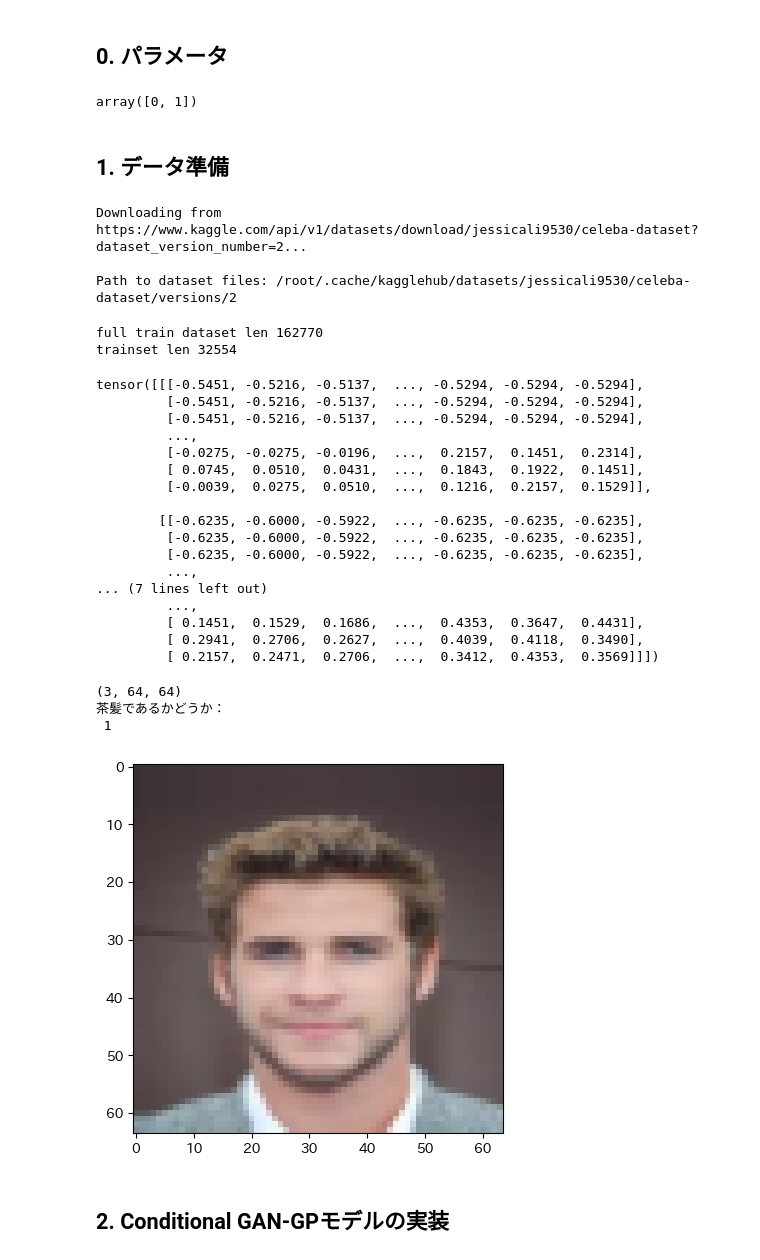
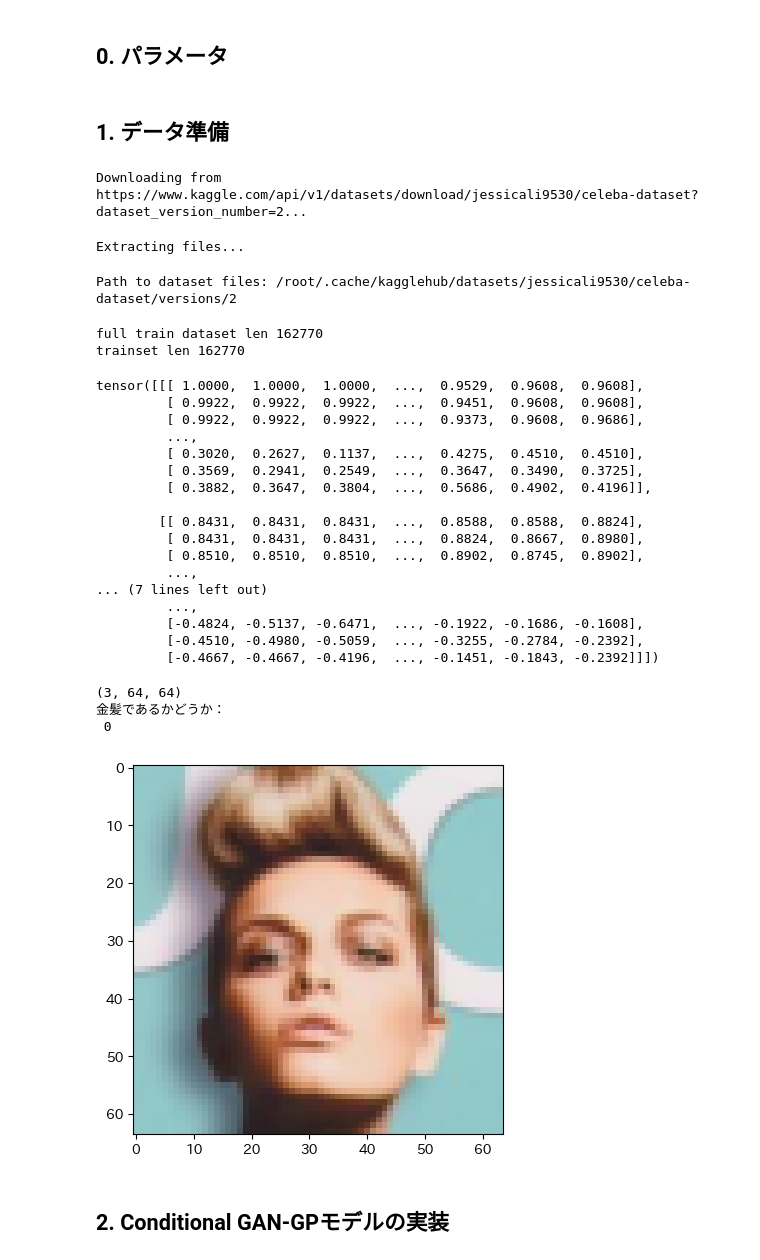
Before and after one commit to sol-sun/Generative_Deep_Learning_2nd_Pytorch, a Jupyter notebook: 04_gan/cgan.ipynb, the cells around one changed output. Drawn from its saved outputs; the diff is of its cells as text; code cells hidden in the pictures.

```diff
--- a/04_gan/cgan.ipynb
+++ b/04_gan/cgan.ipynb
@@ -63,35 +71,29 @@ Z_DIM = 32
 LEARNING_RATE = 0.00005
 ADAM_BETA_1 = 0.5
 ADAM_BETA_2 = 0.999
-EPOCHS = 20 # 200
+EPOCHS = 20
 CRITIC_STEPS = 3
 GP_WEIGHT = 10.0
 LOAD_MODEL = False
 ADAM_BETA_1 = 0.5
 ADAM_BETA_2 = 0.9
-LABEL = "茶髪"
+LABEL = "金髪"
-# %% [output]
-array([0, 1])
 # %% [markdown]
 ## 1. データ準備
 # %%
 # kakgglehubを使ってダウンロード -> pathに保存
 path = kagglehub.dataset_download("jessicali9530/celeba-dataset")
 print("Path to dataset files:", path)
-
-# 属性情報を読み込む
-attr_df = pd.read_csv(os.path.join(path, "list_attr_celeba.csv"), header=0, index_col=0)
-labels = attr_df["Blond_Hair"]
-int_labels = [x if x == 1 else 0 for x in labels]
-print(np.unique(int_labels))
 # %% [output]
 Downloading from https://www.kaggle.com/api/v1/datasets/download/jessicali9530/celeba-dataset?dataset_version_number=2...
-
-Path to dataset files: /root/.cache/kagglehub/datasets/jessicali9530/celeba-dataset/versions/2
+Extracting files...
+Path to dataset files: /root/.cache/kagglehub/datasets/jessicali9530/celeba-dataset/versions/2
 # %%
 # データ変換の定義
 transform = torchvision.transforms.Compose([
-    torchvision.transforms.Resize((IMAGE_SIZE, IMAGE_SIZE)),
+    #torchvision.transforms.Resize((IMAGE_SIZE, IMAGE_SIZE), antialias=True),
+    torchvision.transforms.Resize(IMAGE_SIZE, antialias=True),
+    torchvision.transforms.CenterCrop(IMAGE_SIZE),
     torchvision.transforms.ToTensor(),
     torchvision.transforms.Normalize(mean=[0.5], std=[0.5]),
 ])
@@ -153,8 +155,8 @@ trainset = Subset(full_dataset, train_indices)
 # フルデータで学習したい場合は以下をコメントアウトしてください．
 print("full train dataset len", len(trainset))
 data_ratio = 0.2
-subset_indices = random.sample(range(len(trainset)), int(data_ratio * len(trainset)))  # データの50%
-trainset = Subset(trainset, subset_indices)
+#subset_indices = random.sample(range(len(trainset)), int(data_ratio * len(trainset)))  # データの50%
+#trainset = Subset(trainset, subset_indices)
 print("trainset len", len(trainset))
 ####
 testset = Subset(full_dataset, test_indices)
@@ -175,38 +177,39 @@ testloader = DataLoader(
 )
 # %% [output]
 full train dataset len 162770
-trainset len 32554
+trainset len 162770
 # %%
 # データ確認
 display(trainset[0][0])
 # サイズ確認
 print(np.array(trainset[0][0]).shape)
 # データの可視化
-print(f"{LABEL}であるかどうか：\n",trainset[0][1])
-plt.imshow(trainset[0][0].permute(1,2,0)*0.5+0.5)
+i = 4
+print(f"{LABEL}であるかどうか：\n",trainset[i][1])
+plt.imshow(trainset[i][0].permute(1,2,0)*0.5+0.5)
 plt.show()
 # %% [output]
-tensor([[[-0.5451, -0.5216, -0.5137,  ..., -0.5294, -0.5294, -0.5294],
-         [-0.5451, -0.5216, -0.5137,  ..., -0.5294, -0.5294, -0.5294],
-         [-0.5451, -0.5216, -0.5137,  ..., -0.5294, -0.5294, -0.5294],
+tensor([[[ 1.0000,  1.0000,  1.0000,  ...,  0.9529,  0.9608,  0.9608],
+         [ 0.9922,  0.9922,  0.9922,  ...,  0.9451,  0.9608,  0.9608],
+         [ 0.9922,  0.9922,  0.9922,  ...,  0.9373,  0.9608,  0.9686],
          ...,
-         [-0.0275, -0.0275, -0.0196,  ...,  0.2157,  0.1451,  0.2314],
-         [ 0.0745,  0.0510,  0.0431,  ...,  0.1843,  0.1922,  0.1451],
-         [-0.0039,  0.0275,  0.0510,  ...,  0.1216,  0.2157,  0.1529]],
+         [ 0.3020,  0.2627,  0.1137,  ...,  0.4275,  0.4510,  0.4510],
+         [ 0.3569,  0.2941,  0.2549,  ...,  0.3647,  0.3490,  0.3725],
+         [ 0.3882,  0.3647,  0.3804,  ...,  0.5686,  0.4902,  0.4196]],
 
-        [[-0.6235, -0.6000, -0.5922,  ..., -0.6235, -0.6235, -0.6235],
-         [-0.6235, -0.6000, -0.5922,  ..., -0.6235, -0.6235, -0.6235],
-         [-0.6235, -0.6000, -0.5922,  ..., -0.6235, -0.6235, -0.6235],
+        [[ 0.8431,  0.8431,  0.8431,  ...,  0.8588,  0.8588,  0.8824],
+         [ 0.8431,  0.8431,  0.8431,  ...,  0.8824,  0.8667,  0.8980],
+         [ 0.8510,  0.8510,  0.8510,  ...,  0.8902,  0.8745,  0.8902],
          ...,
 ... (7 lines left out)
          ...,
-         [ 0.1451,  0.1529,  0.1686,  ...,  0.4353,  0.3647,  0.4431],
-         [ 0.2941,  0.2706,  0.2627,  ...,  0.4039,  0.4118,  0.3490],
-         [ 0.2157,  0.2471,  0.2706,  ...,  0.3412,  0.4353,  0.3569]]])
+         [-0.4824, -0.5137, -0.6471,  ..., -0.1922, -0.1686, -0.1608],
+         [-0.4510, -0.4980, -0.5059,  ..., -0.3255, -0.2784, -0.2392],
+         [-0.4667, -0.4667, -0.4196,  ..., -0.1451, -0.1843, -0.2392]]])
 (3, 64, 64)
-茶髪であるかどうか：
- 1
+金髪であるかどうか：
+ 0
-[figure, old version]
+[figure, new version]
 # %% [markdown]
 ## 2. Conditional GAN-GPモデルの実装
 # %%
```
Also changed, not shown: parts of 13 cells of this notebook, 3 other files.
